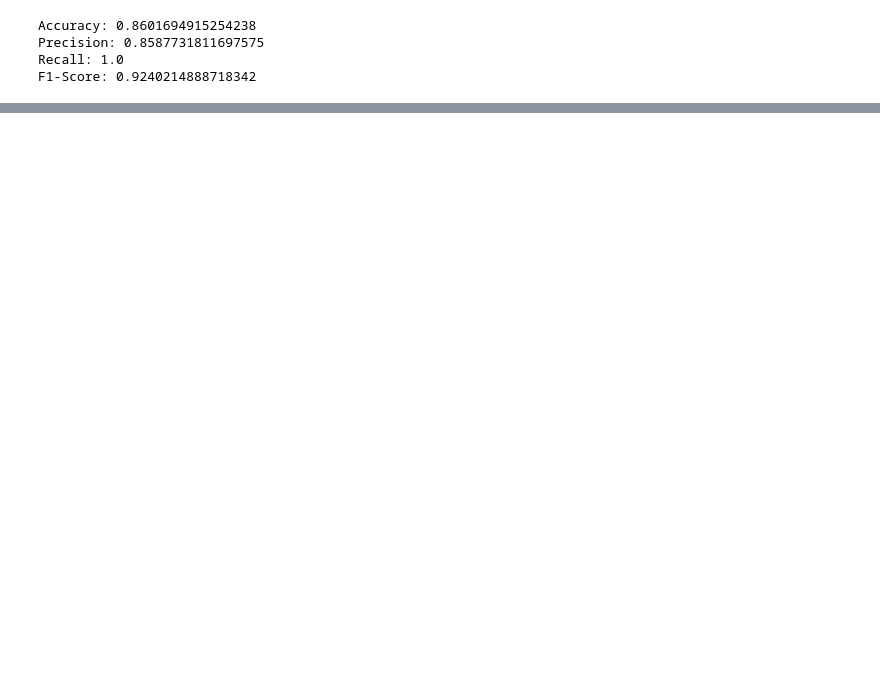
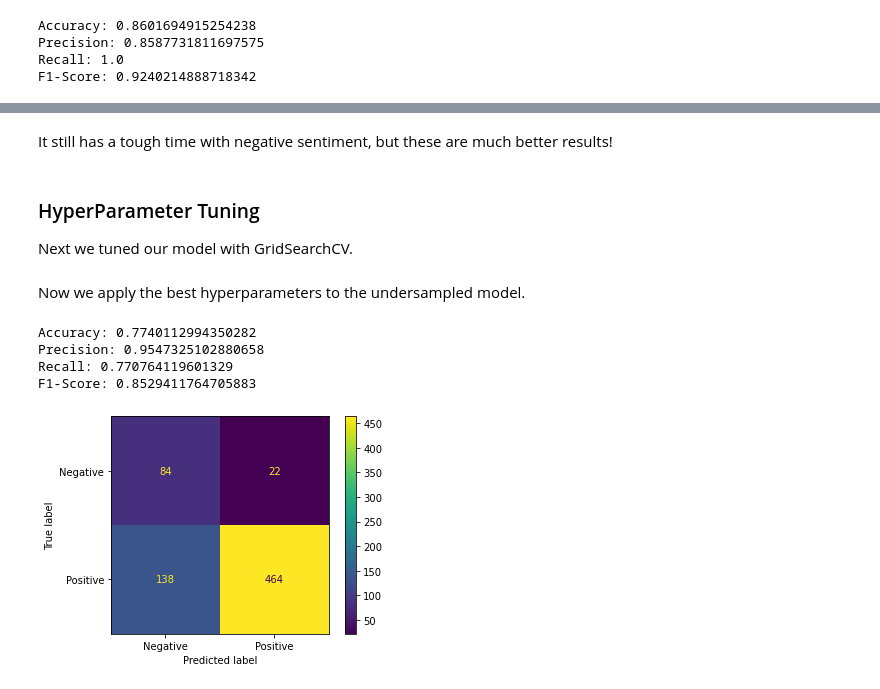
Before and after one commit to chrismiley87/tweet-project, a Jupyter notebook: notebook.ipynb, the cells around one changed output, grey strips where cells are left out. Cells and saved outputs as stored; diff of their text form; code cells hidden in the pictures; blank space fills up the shorter version.

```diff
--- a/notebook.ipynb
+++ b/notebook.ipynb
@@ -1073,0 +1155,6 @@ F1-Score: 0.9240214888718342
+# %% [markdown]
+It still has a tough time with negative sentiment, but these are much better results!
+# %% [markdown]
+### HyperParameter Tuning
+
+Next we tuned our model with GridSearchCV.
@@ -1073,0 +1181,41 @@ F1-Score: 0.9240214888718342
+# %% [markdown]
+Now we apply the best hyperparameters to the undersampled model.
+# %%
+# Create the Tune Pipeline Naive Bayes model with undersampler added
+tuned_clf_pipe = Pipeline([
+        ('vectorizer', TfidfVectorizer(
+                                      tokenizer=tokenizer.tokenize,
+                                      stop_words=stopwords_list)),
+        ('undersampler', RandomUnderSampler(random_state=42)),
+        ('clf', MultinomialNB(alpha=1.0))])
+
+#Fit Model
+tuned_clf_pipe.fit(X_train, y_train)
+
+# Make predictions on the test set
+y_pred = tuned_clf_pipe.predict(X_test)
+
+# Evaluate the model
+accuracy = accuracy_score(y_test, y_pred)
+precision = precision_score(y_test, y_pred)
+recall = recall_score(y_test, y_pred)
+f1 = f1_score(y_test, y_pred)
+
+print("Accuracy:", accuracy)
+print("Precision:", precision)
+print("Recall:", recall)
+print("F1-Score:", f1)
+# %% [output]
+Accuracy: 0.7740112994350282
+Precision: 0.9547325102880658
+Recall: 0.770764119601329
+F1-Score: 0.8529411764705883
+# %%
+# Calculate the confusion matrix
+cm = confusion_matrix(y_test, y_pred)
+
+# Visualize the confusion matrix
+plot_confusion_matrix(tuned_clf_pipe, X_test, y_test, display_labels=['Negative', 'Positive'])
+plt.show()
+# %% [output]
+[figure, added]
```
Also changed, not shown: parts of 62 cells of this notebook.
